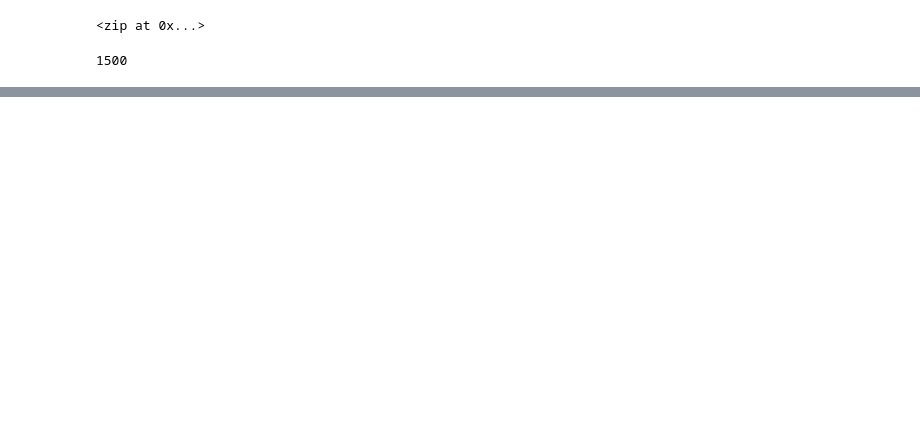
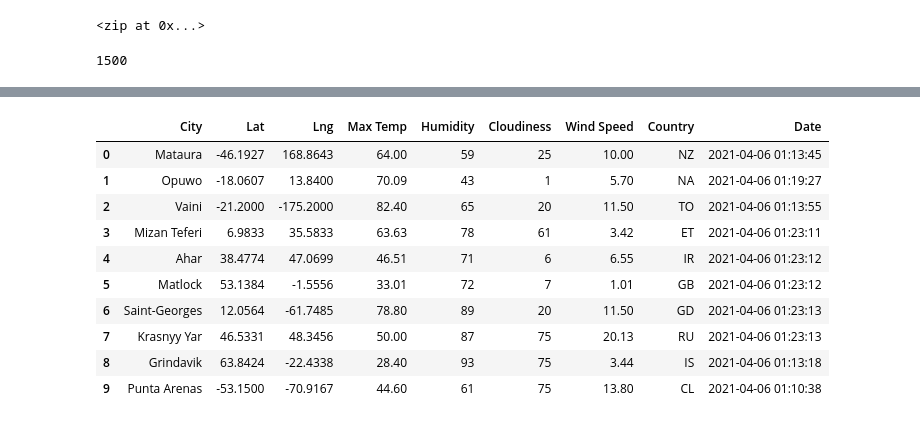
Before and after one commit to tuckerfischer/World_Weather_Analysis, a Jupyter notebook: WeatherPy.ipynb, the cells around one changed output, grey strips where cells are left out. Cells and saved outputs as stored; diff of their text form; code cells hidden in the pictures; blank space fills up the shorter version.

```diff
--- a/WeatherPy.ipynb
+++ b/WeatherPy.ipynb
@@ -27,0 +31,3 @@ len(cities)
+# %%
+url = "http://api.openweathermap.org/data/2.5/weather?units=Imperial&APPID=" + weather_api_key
+print(url)
@@ -27,0 +111,15 @@ len(cities)
+# %%
+city_data_df = pd.DataFrame(city_data)
+city_data_df.head(10)
+# %% [output]
+|  | City | Lat | Lng | Max Temp | Humidity | Cloudiness | Wind Speed | Country | Date |
+| 0 | Mataura | -46.1927 | 168.8643 | 64.00 | 59 | 25 | 10.00 | NZ | 2021-04-06 01:13:45 |
+| 1 | Opuwo | -18.0607 | 13.8400 | 70.09 | 43 | 1 | 5.70 | NA | 2021-04-06 01:19:27 |
+| 2 | Vaini | -21.2000 | -175.2000 | 82.40 | 65 | 20 | 11.50 | TO | 2021-04-06 01:13:55 |
+| 3 | Mizan Teferi | 6.9833 | 35.5833 | 63.63 | 78 | 61 | 3.42 | ET | 2021-04-06 01:23:11 |
+| 4 | Ahar | 38.4774 | 47.0699 | 46.51 | 71 | 6 | 6.55 | IR | 2021-04-06 01:23:12 |
+| 5 | Matlock | 53.1384 | -1.5556 | 33.01 | 72 | 7 | 1.01 | GB | 2021-04-06 01:23:12 |
+| 6 | Saint-Georges | 12.0564 | -61.7485 | 78.80 | 89 | 20 | 11.50 | GD | 2021-04-06 01:23:13 |
+| 7 | Krasnyy Yar | 46.5331 | 48.3456 | 50.00 | 87 | 75 | 20.13 | RU | 2021-04-06 01:23:13 |
+| 8 | Grindavik | 63.8424 | -22.4338 | 28.40 | 93 | 75 | 3.44 | IS | 2021-04-06 01:13:18 |
+| 9 | Punta Arenas | -53.1500 | -70.9167 | 44.60 | 61 | 75 | 13.80 | CL | 2021-04-06 01:10:38 |
```
Also changed, not shown: parts of 8 cells of this notebook, 4 other files.
